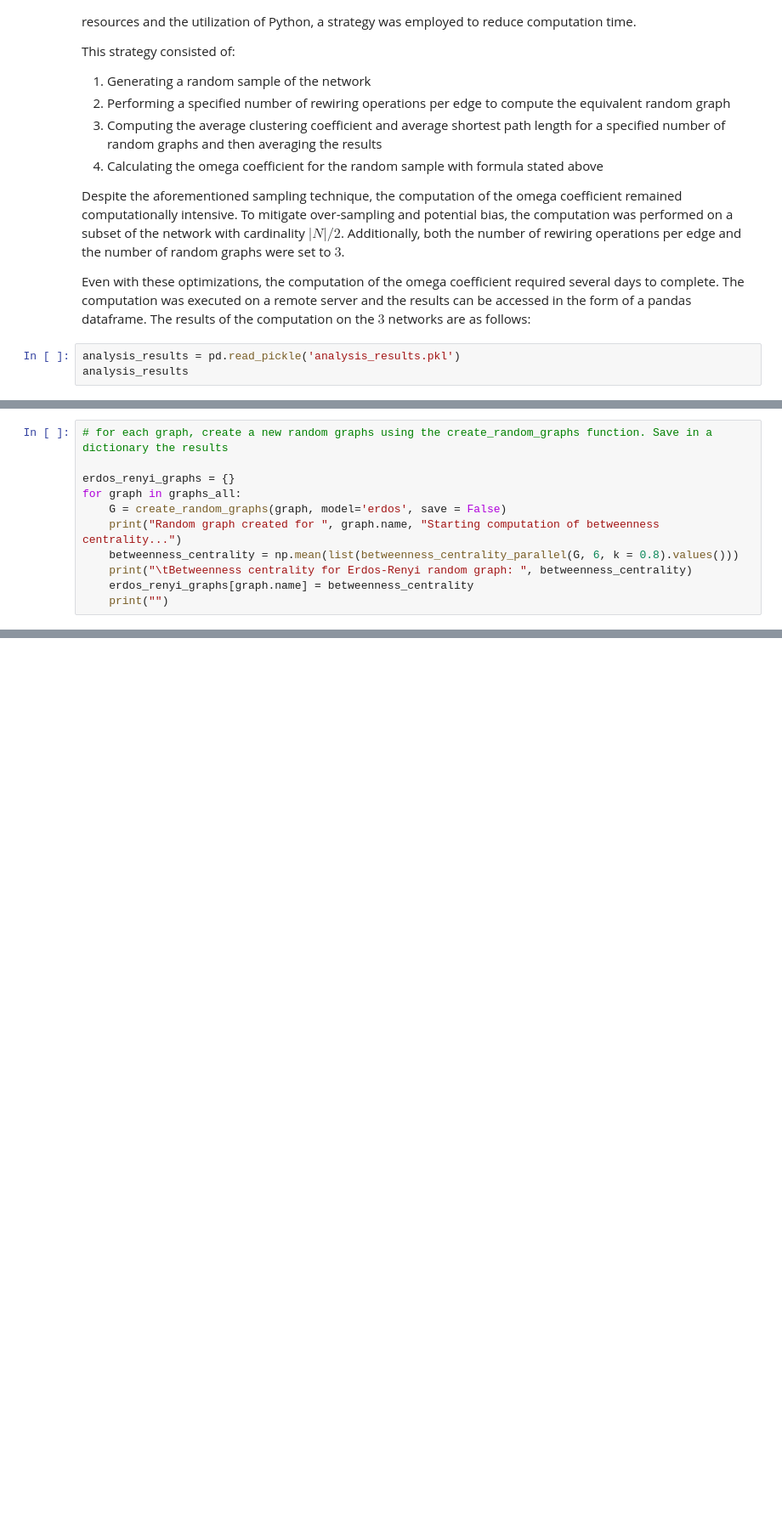
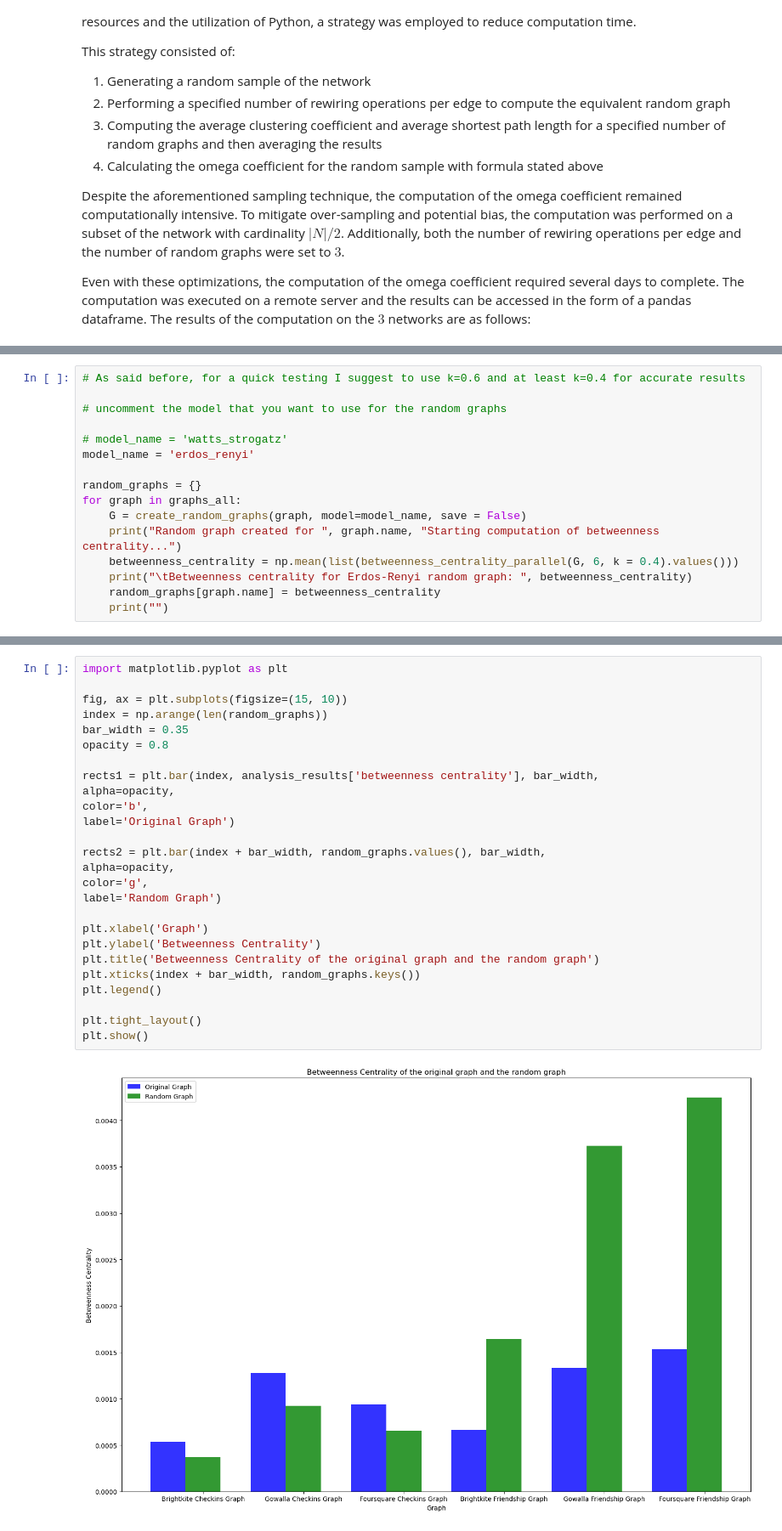
Before and after one commit to lukefleed/small-worlds, a Jupyter notebook: main.ipynb, the cells around one changed output, grey strips where cells are left out. Shown at 85% size. Drawn from its saved outputs; the diff is of its cells as text; blank space fills up the shorter version.

```diff
--- a/main.ipynb
+++ b/main.ipynb
@@ -1026,6 +1030,3 @@ This strategy consisted of:
 Despite the aforementioned sampling technique, the computation of the omega coefficient remained computationally intensive. To mitigate over-sampling and potential bias, the computation was performed on a subset of the network with cardinality $|N|/2$. Additionally, both the number of rewiring operations per edge and the number of random graphs were set to $3$.
 
 Even with these optimizations, the computation of the omega coefficient required several days to complete. The computation was executed on a remote server and the results can be accessed in the form of a pandas dataframe. The results of the computation on the $3$ networks are as follows:
-# %%
-analysis_results = pd.read_pickle('analysis_results.pkl')
-analysis_results
@@ -1090,15 +1085,20 @@ To determine if the average betweenness centrality of a network is high or not w
 
 Let's test it out with our networks:
 # %%
-# for each graph, create a new random graphs using the create_random_graphs function. Save in a dictionary the results
+# As said before, for a quick testing I suggest to use k=0.6 and at least k=0.4 for accurate results
 
-erdos_renyi_graphs = {}
+# uncomment the model that you want to use for the random graphs
+
+# model_name = 'watts_strogatz'
+model_name = 'erdos_renyi'
+
+random_graphs = {}
 for graph in graphs_all:
-    G = create_random_graphs(graph, model='erdos', save = False)
+    G = create_random_graphs(graph, model=model_name, save = False)
     print("Random graph created for ", graph.name, "Starting computation of betweenness centrality...")
-    betweenness_centrality = np.mean(list(betweenness_centrality_parallel(G, 6, k = 0.8).values()))
+    betweenness_centrality = np.mean(list(betweenness_centrality_parallel(G, 6, k = 0.4).values()))
     print("\tBetweenness centrality for Erdos-Renyi random graph: ", betweenness_centrality)
-    erdos_renyi_graphs[graph.name] = betweenness_centrality
+    random_graphs[graph.name] = betweenness_centrality
     print("")
 # %% [output]
 Creating a random graph with the Erdos-Renyi model Brightkite Checkins Graph
@@ -1151,0 +1130,28 @@ IndexError: index 0 is out of bounds for axis 0 with size 0
+# %%
+import matplotlib.pyplot as plt
+
+fig, ax = plt.subplots(figsize=(15, 10))
+index = np.arange(len(random_graphs))
+bar_width = 0.35
+opacity = 0.8
+
+rects1 = plt.bar(index, analysis_results['betweenness centrality'], bar_width,
+alpha=opacity,
+color='b',
+label='Original Graph')
+
+rects2 = plt.bar(index + bar_width, random_graphs.values(), bar_width,
+alpha=opacity,
+color='g',
+label='Random Graph')
+
+plt.xlabel('Graph')
+plt.ylabel('Betweenness Centrality')
+plt.title('Betweenness Centrality of the original graph and the random graph')
+plt.xticks(index + bar_width, random_graphs.keys())
+plt.legend()
+
+plt.tight_layout()
+plt.show()
+# %% [output]
+[figure, added]
```
Also changed, not shown: parts of 28 cells of this notebook.
